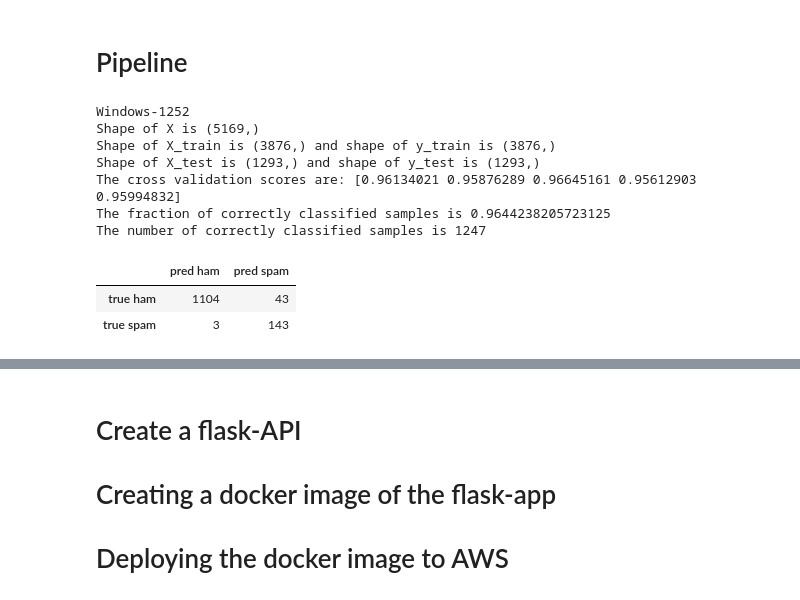
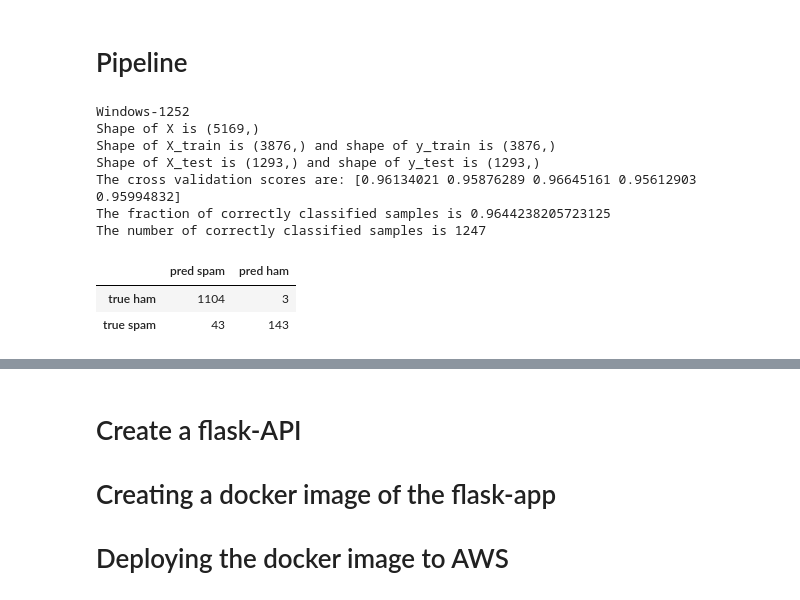
Before and after one commit to kulraghav/MLPractice, a Jupyter notebook: Notebooks/spam_filter.ipynb, the cells around one changed output, grey strips where cells are left out. Cells and saved outputs as stored; diff of their text form; code cells hidden in the pictures.

```diff
--- a/Notebooks/spam_filter.ipynb
+++ b/Notebooks/spam_filter.ipynb
@@ -458,7 +462,7 @@ from sklearn.model_selection import cross_val_score
 from sklearn.model_selection import train_test_split
 from datetime import date
 
-path_to_data = "../Data/spam.csv"
+path_to_data = "../Data/sms_spam/spam.csv"
 # when encoding is unknown
 with open(path_to_data, 'rb') as f:
     result = chardet.detect(f.read())  # or readline if the file is large
@@ -487,33 +491,33 @@ pipeline = Pipeline([('vectorizer', TfidfVectorizer()),
 
 
 print("The cross validation scores are: {}".format(cross_val_score(pipeline, X=X_train, y=y_train, cv=5)))
 
 pipeline.fit(X_train, y_train)
 
 version = date.today().strftime("%Y_%B_%d")
 model_path = '../Models/Spam/model.joblib_{}'.format(version)
 joblib.dump(pipeline, model_path)
 
 reloaded_pipeline = joblib.load(model_path)
 
 
 y_test_predicted = reloaded_pipeline.predict(X_test)
 
 print("The fraction of correctly classified samples is {}".format(accuracy_score(y_test, y_test_predicted)))
 print("The number of correctly classified samples is {}".format(accuracy_score(y_test, y_test_predicted, normalize=False)))
 
 
 pd.DataFrame(confusion_matrix(y_test, y_test_predicted), # y_test comes first
              index={'true ham', 'true spam'},
              columns={'pred ham', 'pred spam'})
 # %% [output]
 Windows-1252
 Shape of X is (5169,)
 Shape of X_train is (3876,) and shape of y_train is (3876,)
 Shape of X_test is (1293,) and shape of y_test is (1293,)
 The cross validation scores are: [0.96134021 0.95876289 0.96645161 0.95612903 0.95994832]
 The fraction of correctly classified samples is 0.9644238205723125
 The number of correctly classified samples is 1247
-|  | pred ham | pred spam |
-| true ham | 1104 | 43 |
-| true spam | 3 | 143 |
+|  | pred spam | pred ham |
+| true ham | 1104 | 3 |
+| true spam | 43 | 143 |
```
Also changed, not shown: parts of 9 cells of this notebook.
